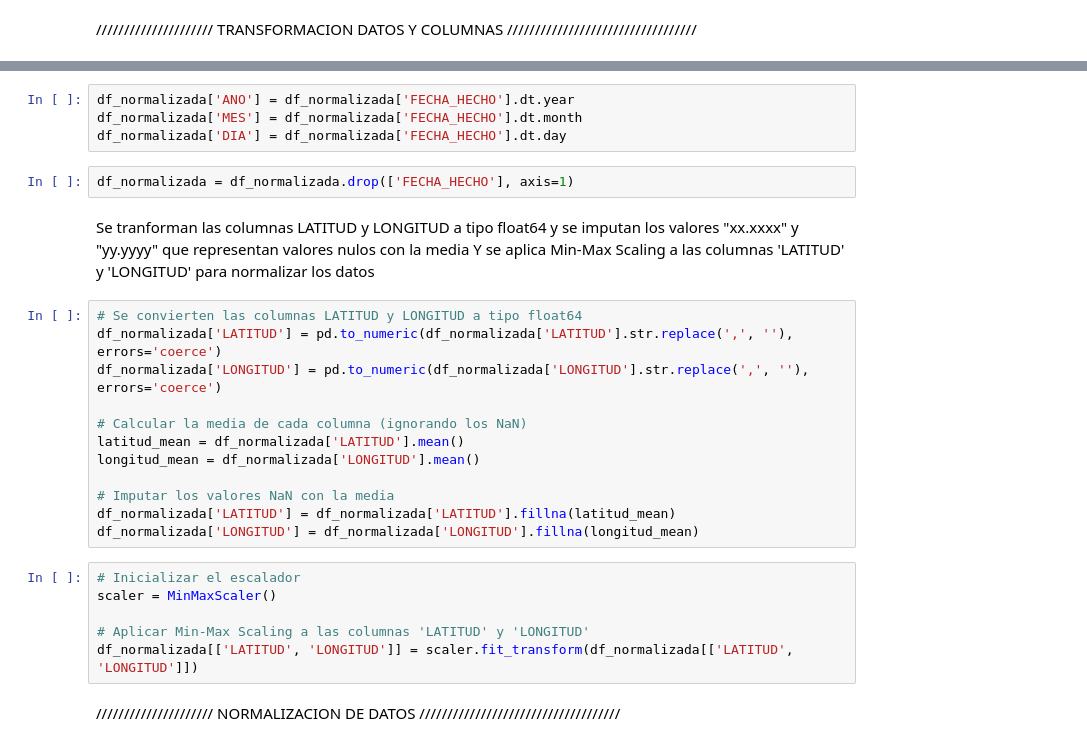
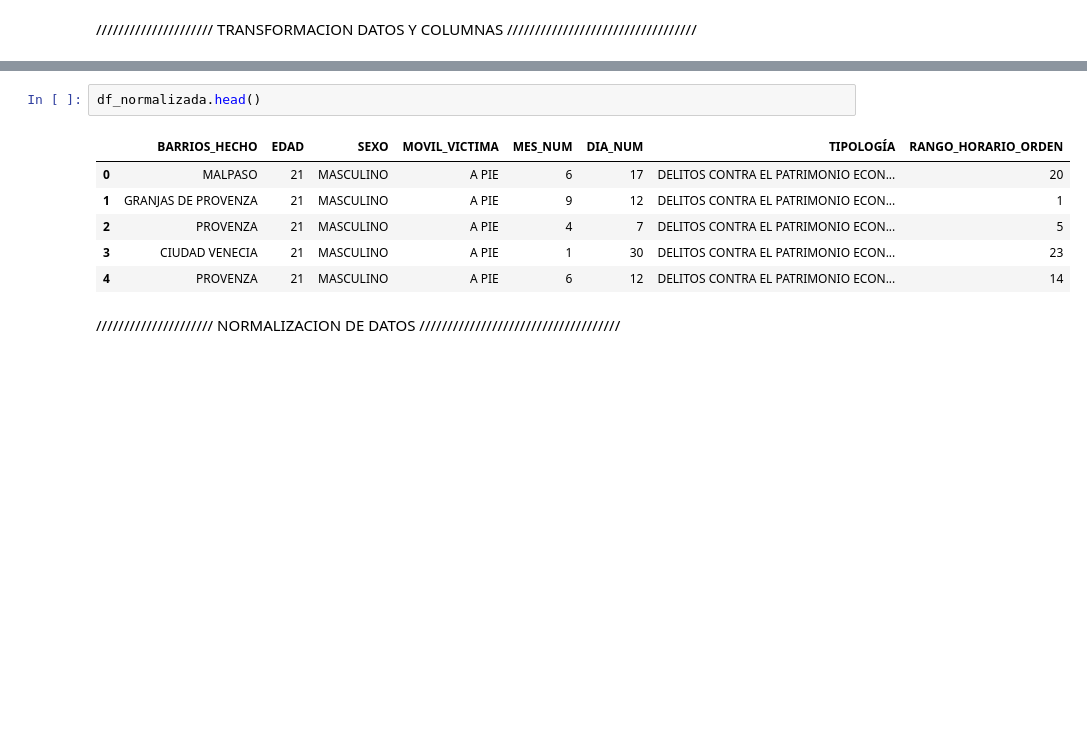
Before and after one commit to zquintero246/Seguridad_Bucaramanga, a Jupyter notebook: bucaramangaSeguridad/normalizacionGeo.ipynb, the cells around one changed output, grey strips where cells are left out. Saved outputs shown, nothing was run; the diff lists cells and outputs as text; blank space fills up the shorter version.

```diff
--- a/bucaramangaSeguridad/normalizacionGeo.ipynb
+++ b/bucaramangaSeguridad/normalizacionGeo.ipynb
@@ -803,30 +775,12 @@ df_normalizada = df_normalizada.drop(['ANO', 'MES', 'DIA', 'FECHA_TEMP', 'MES_NU
-# %%
-df_normalizada['ANO'] = df_normalizada['FECHA_HECHO'].dt.year
-df_normalizada['MES'] = df_normalizada['FECHA_HECHO'].dt.month
-df_normalizada['DIA'] = df_normalizada['FECHA_HECHO'].dt.day
-# %%
-df_normalizada = df_normalizada.drop(['FECHA_HECHO'], axis=1)
-# %% [markdown]
-Se tranforman las columnas LATITUD y LONGITUD a tipo float64 y se imputan los valores "xx.xxxx" y "yy.yyyy" que representan valores nulos con la media
-Y se aplica Min-Max Scaling a las columnas 'LATITUD' y 'LONGITUD' para normalizar los datos
-# %%
-# Se convierten las columnas LATITUD y LONGITUD a tipo float64
-df_normalizada['LATITUD'] = pd.to_numeric(df_normalizada['LATITUD'].str.replace(',', ''), errors='coerce')
-df_normalizada['LONGITUD'] = pd.to_numeric(df_normalizada['LONGITUD'].str.replace(',', ''), errors='coerce')
-
-# Calcular la media de cada columna (ignorando los NaN)
-latitud_mean = df_normalizada['LATITUD'].mean()
-longitud_mean = df_normalizada['LONGITUD'].mean()
-
-# Imputar los valores NaN con la media
-df_normalizada['LATITUD'] = df_normalizada['LATITUD'].fillna(latitud_mean)
-df_normalizada['LONGITUD'] = df_normalizada['LONGITUD'].fillna(longitud_mean)
-# %%
-# Inicializar el escalador
-scaler = MinMaxScaler()
-
-# Aplicar Min-Max Scaling a las columnas 'LATITUD' y 'LONGITUD'
-df_normalizada[['LATITUD', 'LONGITUD']] = scaler.fit_transform(df_normalizada[['LATITUD', 'LONGITUD']])
+# %%
+df_normalizada.head()
+# %% [output]
+|  | BARRIOS_HECHO | EDAD | SEXO | MOVIL_VICTIMA | MES_NUM | DIA_NUM | TIPOLOGÍA | RANGO_HORARIO_ORDEN |
+| 0 | MALPASO | 21 | MASCULINO | A PIE | 6 | 17 | DELITOS CONTRA EL PATRIMONIO ECON... | 20 |
+| 1 | GRANJAS DE PROVENZA | 21 | MASCULINO | A PIE | 9 | 12 | DELITOS CONTRA EL PATRIMONIO ECON... | 1 |
+| 2 | PROVENZA | 21 | MASCULINO | A PIE | 4 | 7 | DELITOS CONTRA EL PATRIMONIO ECON... | 5 |
+| 3 | CIUDAD VENECIA | 21 | MASCULINO | A PIE | 1 | 30 | DELITOS CONTRA EL PATRIMONIO ECON... | 23 |
+| 4 | PROVENZA | 21 | MASCULINO | A PIE | 6 | 12 | DELITOS CONTRA EL PATRIMONIO ECON... | 14 |
 # %% [markdown]
 ///////////////////// NORMALIZACION DE DATOS ////////////////////////////////////
 # %% [markdown]
```
Also changed, not shown: parts of 8 cells of this notebook.
